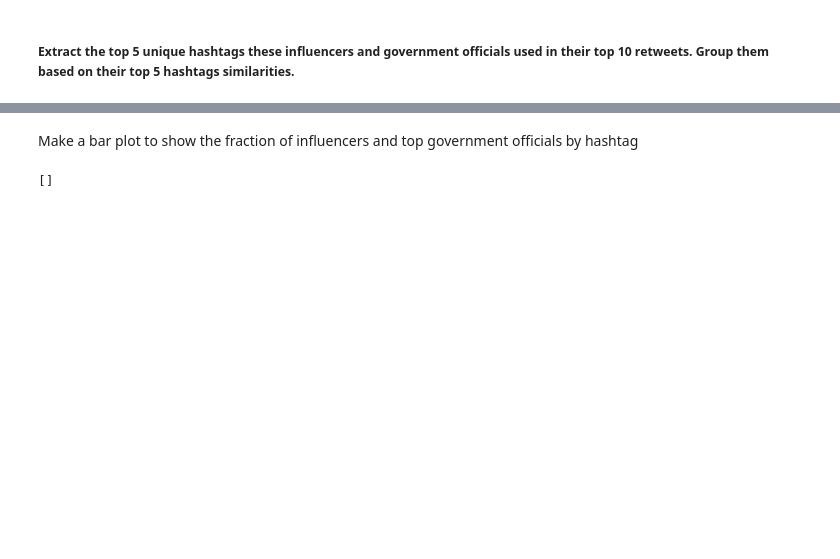
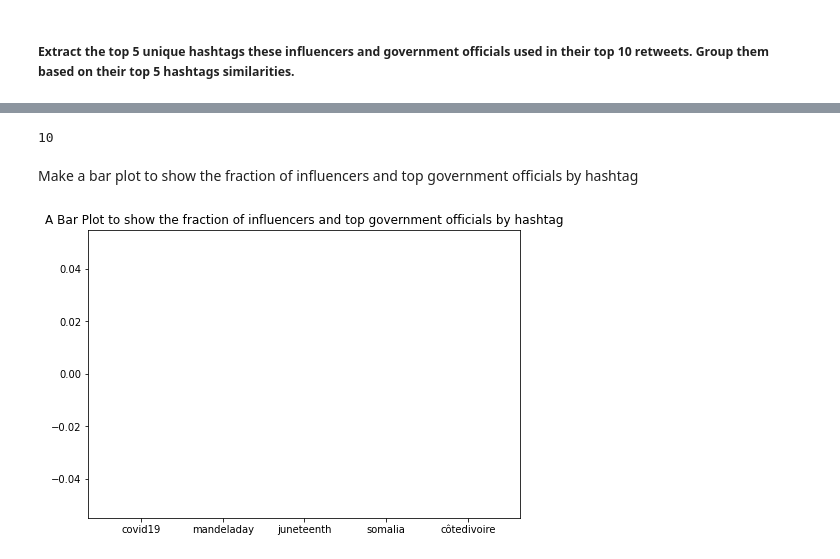
Before and after one commit to tijesunimiolashore/10academy_twitter_mining, a Jupyter notebook: Week_Challenge_1.ipynb, the cells around one changed output, grey strips where cells are left out. Cells and saved outputs as stored; diff of their text form; code cells hidden in the pictures; blank space fills up the shorter version.

```diff
--- a/Week_Challenge_1.ipynb
+++ b/Week_Challenge_1.ipynb
@@ -581,0 +696,7 @@ AttributeError: ignored
+# %%
+cricTweet = tweepy.Cursor(api.search, q='mandeladay').items()
+for tweet in cricTweet:
+   author = tweet.author
+   json_file = author._json
+   screen_name = json_file['screen_name']
+   mandeladay.append(screen_name)
@@ -581,0 +705,7 @@ AttributeError: ignored
+# %%
+cricTweet = tweepy.Cursor(api.search, q='juneteenth').items()
+for tweet in cricTweet:
+   author = tweet.author
+   json_file = author._json
+   screen_name = json_file['screen_name']
+   juneteenth.append(screen_name)
@@ -581,0 +714,14 @@ AttributeError: ignored
+# %%
+cricTweet = tweepy.Cursor(api.search, q='somalia').items()
+for tweet in cricTweet:
+   author = tweet.author
+   json_file = author._json
+   screen_name = json_file['screen_name']
+   somalia.append(screen_name)
+# %%
+cricTweet = tweepy.Cursor(api.search, q='côtedivoire').items()
+for tweet in cricTweet:
+   author = tweet.author
+   json_file = author._json
+   screen_name = json_file['screen_name']
+   côtedivoire.append(screen_name)
@@ -582,13 +743,19 @@ AttributeError: ignored
+# %%
+len(covid19)
+# %% [output]
+10
 # %% [markdown]
 Make a bar plot to show the fraction of influencers and top government officials by
 hashtag
-# %%
-import matplotlib as plt
-fig, ax = plt.subplots()
-g.value_counts().unstack(0).plot(ax=ax, kind='bar', rot=0)
-ax.legend(bbox_to_anchor=(1.05, 1), loc=2, borderaxespad=0., fontsize=14)
-ax.set_title('Fraction of influencers and gov officials by hashtag', fontsize=18)
-ax.set_xlabel('Account Type', fontsize=15)
-ax.set_ylabel('Hashtag Count',fontsize=15)
-# %% [output]
-[]
+# %%
+import matplotlib.pyplot as plt
+fig = plt.figure()
+ax = fig.add_axes([0,0,1,1])
+hashtag = ['covid19', 'mandeladay', 'juneteenth', 'somalia', 'côtedivoire']
+governmenInfluencers = [len(covid19),len(mandeladay),len(juneteenth),len(somalia),len(côtedivoire)]
+10,
+ax.bar(hashtag,governmenInfluencers)
+plt.title("A Bar Plot to show the fraction of influencers and top government officials by hashtag")
+plt.show()
+# %% [output]
+[figure, added]
```
Also changed, not shown: parts of 19 cells of this notebook.
